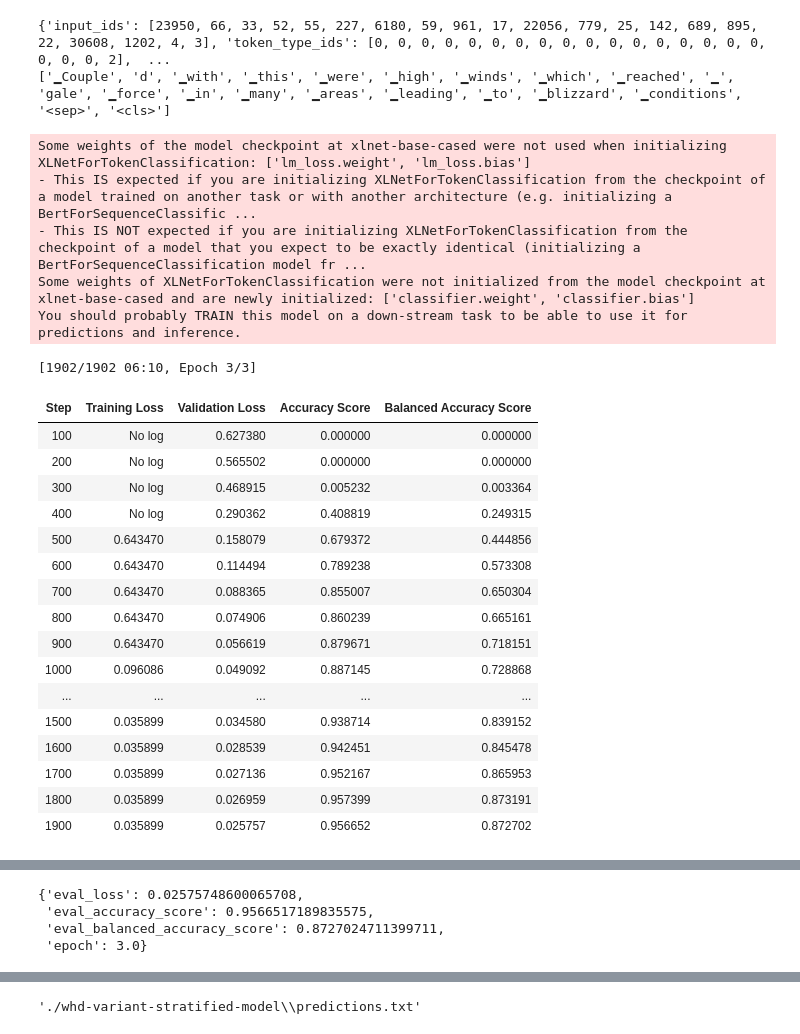
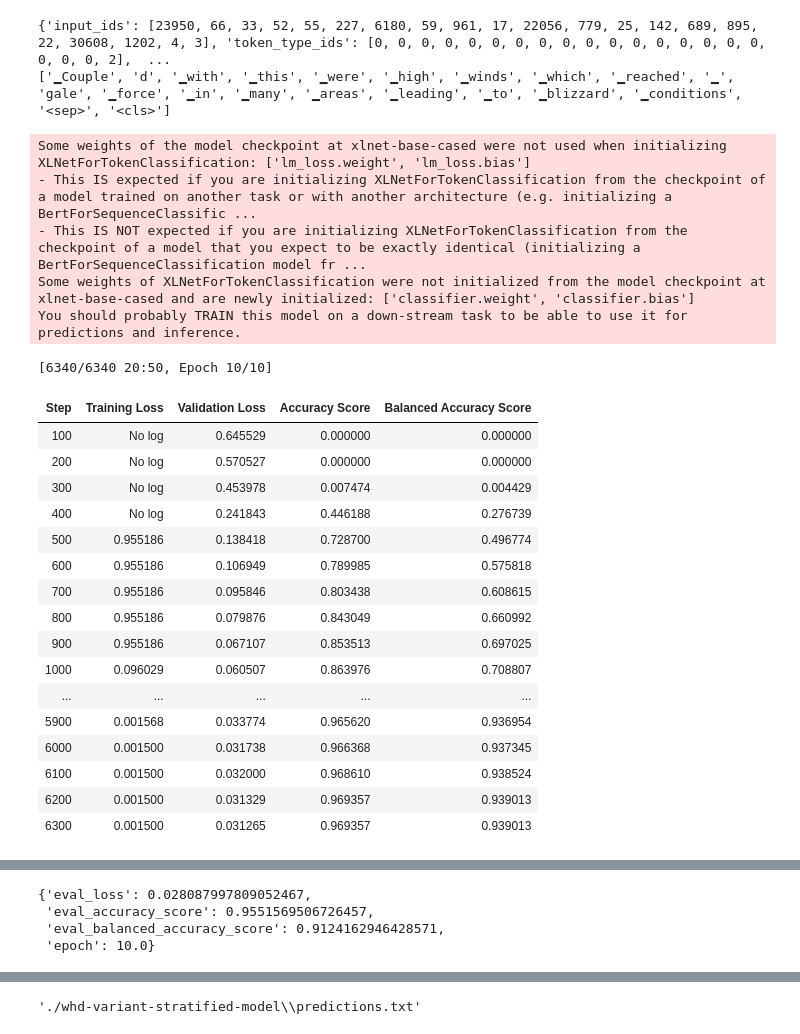
Before and after one commit to jseale/dissertation, a Jupyter notebook: Models/Baselines/WHD_transformers/XLNet_variant_stratified_WHD_Disambiguation_Baseline-Multiclass.ipynb, the cells around one changed output, grey strips where cells are left out. Cells and saved outputs as stored; diff of their text form; code cells hidden in the pictures.

```diff
--- a/Models/Baselines/WHD_transformers/XLNet_variant_stratified_WHD_Disambiguation_Baseline-Multiclass.ipynb
+++ b/Models/Baselines/WHD_transformers/XLNet_variant_stratified_WHD_Disambiguation_Baseline-Multiclass.ipynb
@@ -37,7 +38,10 @@ DEV_TXT = WHD_XLNET_DATA + "dev.txt"
 TEST_TXT = WHD_XLNET_DATA + "test.txt"
 
 #Logging path
-LOGS = "./whd_variant_stratified_logs"
+LOGS = "./whd_variant_stratified_logs_10_epoch"
+
+#Output path
+OUTPUT_DIR = './whd-variant-stratified-xlnet-model_10_epoch'
 
 #Labels file
 LABELS = WHD_XLNET_DATA + "labels.txt"
@@ -49,14 +53,17 @@ LABELS = WHD_XLNET_DATA + "labels.txt"
 # Model Variables
 MAX_LENGTH = 128 #@param {type: "integer"}
 BATCH_SIZE = 16 #@param {type: "integer"}
-NUM_EPOCHS = 3 #@param {type: "integer"}
+NUM_EPOCHS = 10 #@param {type: "integer"}
 SAVE_STEPS = 100 #@param {type: "integer"}
 LOGGING_STEPS = 100 #@param {type: "integer"}
-SEED_1 = 15
-SEED = 42 #@param {type: "integer"}
-SEED_2 = 30
-SEED_3 = 1234
-SEED_4 = 500
+SEED_1 = random.randrange(10000)
+print(SEED_1)
+SEED_2 = random.randrange(10000)
+print(SEED_2)
+SEED_3 = random.randrange(10000)
+print(SEED_3)
+SEED_4 = random.randrange(10000)
+print(SEED_4)
 STEPS = "steps"
 EVAL_STEPS = 100
 WARMUP_STEPS = 500
@@ -253,58 +264,58 @@ model.to(device)
 
 training_args = TrainingArguments(
     load_best_model_at_end=True,
-    output_dir='./whd-variant-stratified-xlnet-model',    # output directory
+    output_dir=OUTPUT_DIR,    # output directory
     num_train_epochs=NUM_EPOCHS,              # total # of training epochs
     per_device_train_batch_size=BATCH_SIZE,   # batch size per device during training
     per_device_eval_batch_size=BATCH_SIZE,    # batch size for evaluation
     warmup_steps=WARMUP_STEPS,                # number of warmup steps for learning rate scheduler
     weight_decay=WEIGHT_DECAY,                # strength of weight decay
     logging_dir=LOGS,                         # directory for storing logs
     evaluation_strategy=STEPS,
     eval_steps=EVAL_STEPS,
     seed=SEED_1,
     overwrite_output_dir=True,
 )
 
 trainer = Trainer(
     model=model,                         # instantiated Transformers model to be trained
     args=training_args,                  # training arguments, defined above
     train_dataset=train_dataset,         # training dataset
     eval_dataset=dev_dataset,            # evaluation dataset
     compute_metrics=compute_metrics
 )
 
 trainer.train()
 trainer.evaluate()
 # %% [output]
 Some weights of the model checkpoint at xlnet-base-cased were not used when initializing XLNetForTokenClassification: ['lm_loss.weight', 'lm_loss.bias']
 - This IS expected if you are initializing XLNetForTokenClassification from the checkpoint of a model trained on another task or with another architecture (e.g. initializing a BertForSequenceClassific ...
 - This IS NOT expected if you are initializing XLNetForTokenClassification from the checkpoint of a model that you expect to be exactly identical (initializing a BertForSequenceClassification model fr ...
 Some weights of XLNetForTokenClassification were not initialized from the model checkpoint at xlnet-base-cased and are newly initialized: ['classifier.weight', 'classifier.bias']
 You should probably TRAIN this model on a down-stream task to be able to use it for predictions and inference.
-[1902/1902 06:10, Epoch 3/3]
+[6340/6340 20:50, Epoch 10/10]
 | Step | Training Loss | Validation Loss | Accuracy Score | Balanced Accuracy Score |
-| 100 | No log | 0.627380 | 0.000000 | 0.000000 |
-| 200 | No log | 0.565502 | 0.000000 | 0.000000 |
-| 300 | No log | 0.468915 | 0.005232 | 0.003364 |
-| 400 | No log | 0.290362 | 0.408819 | 0.249315 |
-| 500 | 0.643470 | 0.158079 | 0.679372 | 0.444856 |
-| 600 | 0.643470 | 0.114494 | 0.789238 | 0.573308 |
-| 700 | 0.643470 | 0.088365 | 0.855007 | 0.650304 |
-| 800 | 0.643470 | 0.074906 | 0.860239 | 0.665161 |
-| 900 | 0.643470 | 0.056619 | 0.879671 | 0.718151 |
-| 1000 | 0.096086 | 0.049092 | 0.887145 | 0.728868 |
+| 100 | No log | 0.645529 | 0.000000 | 0.000000 |
+| 200 | No log | 0.570527 | 0.000000 | 0.000000 |
+| 300 | No log | 0.453978 | 0.007474 | 0.004429 |
+| 400 | No log | 0.241843 | 0.446188 | 0.276739 |
+| 500 | 0.955186 | 0.138418 | 0.728700 | 0.496774 |
+| 600 | 0.955186 | 0.106949 | 0.789985 | 0.575818 |
+| 700 | 0.955186 | 0.095846 | 0.803438 | 0.608615 |
+| 800 | 0.955186 | 0.079876 | 0.843049 | 0.660992 |
+| 900 | 0.955186 | 0.067107 | 0.853513 | 0.697025 |
+| 1000 | 0.096029 | 0.060507 | 0.863976 | 0.708807 |
 | ... | ... | ... | ... | ... |
-| 1500 | 0.035899 | 0.034580 | 0.938714 | 0.839152 |
-| 1600 | 0.035899 | 0.028539 | 0.942451 | 0.845478 |
-| 1700 | 0.035899 | 0.027136 | 0.952167 | 0.865953 |
-| 1800 | 0.035899 | 0.026959 | 0.957399 | 0.873191 |
-| 1900 | 0.035899 | 0.025757 | 0.956652 | 0.872702 |
+| 5900 | 0.001568 | 0.033774 | 0.965620 | 0.936954 |
+| 6000 | 0.001500 | 0.031738 | 0.966368 | 0.937345 |
+| 6100 | 0.001500 | 0.032000 | 0.968610 | 0.938524 |
+| 6200 | 0.001500 | 0.031329 | 0.969357 | 0.939013 |
+| 6300 | 0.001500 | 0.031265 | 0.969357 | 0.939013 |
 [interactive output not drawn]
-{'eval_loss': 0.02575748600065708,
- 'eval_accuracy_score': 0.9566517189835575,
- 'eval_balanced_accuracy_score': 0.8727024711399711,
- 'epoch': 3.0}
+{'eval_loss': 0.028087997809052467,
+ 'eval_accuracy_score': 0.9551569506726457,
+ 'eval_balanced_accuracy_score': 0.9124162946428571,
+ 'epoch': 10.0}
 # %%
 from statistics import mean
 predictions, label_ids, metrics = trainer.predict(dev_dataset)
```
Also changed, not shown: parts of 11 cells of this notebook, 12 other files.
